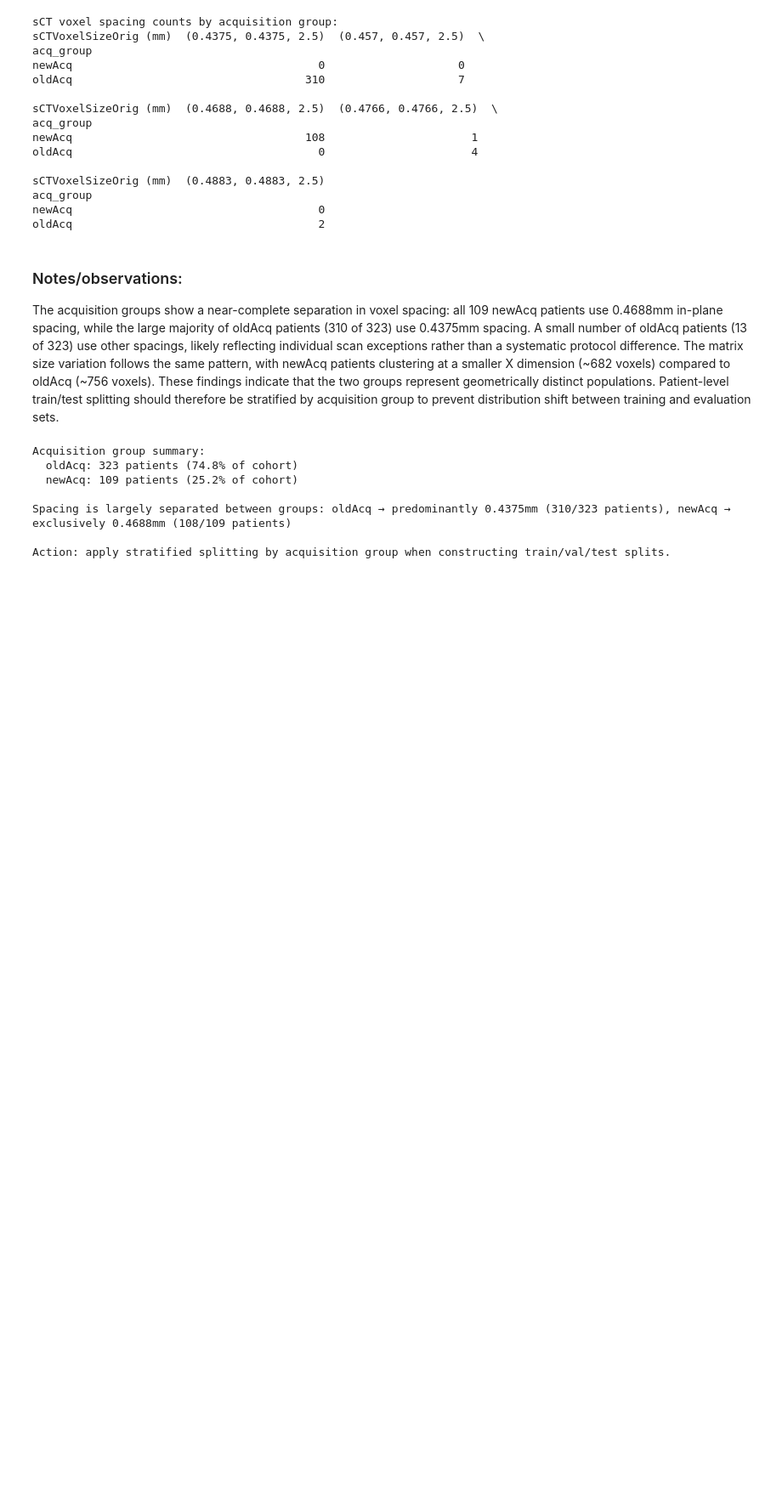
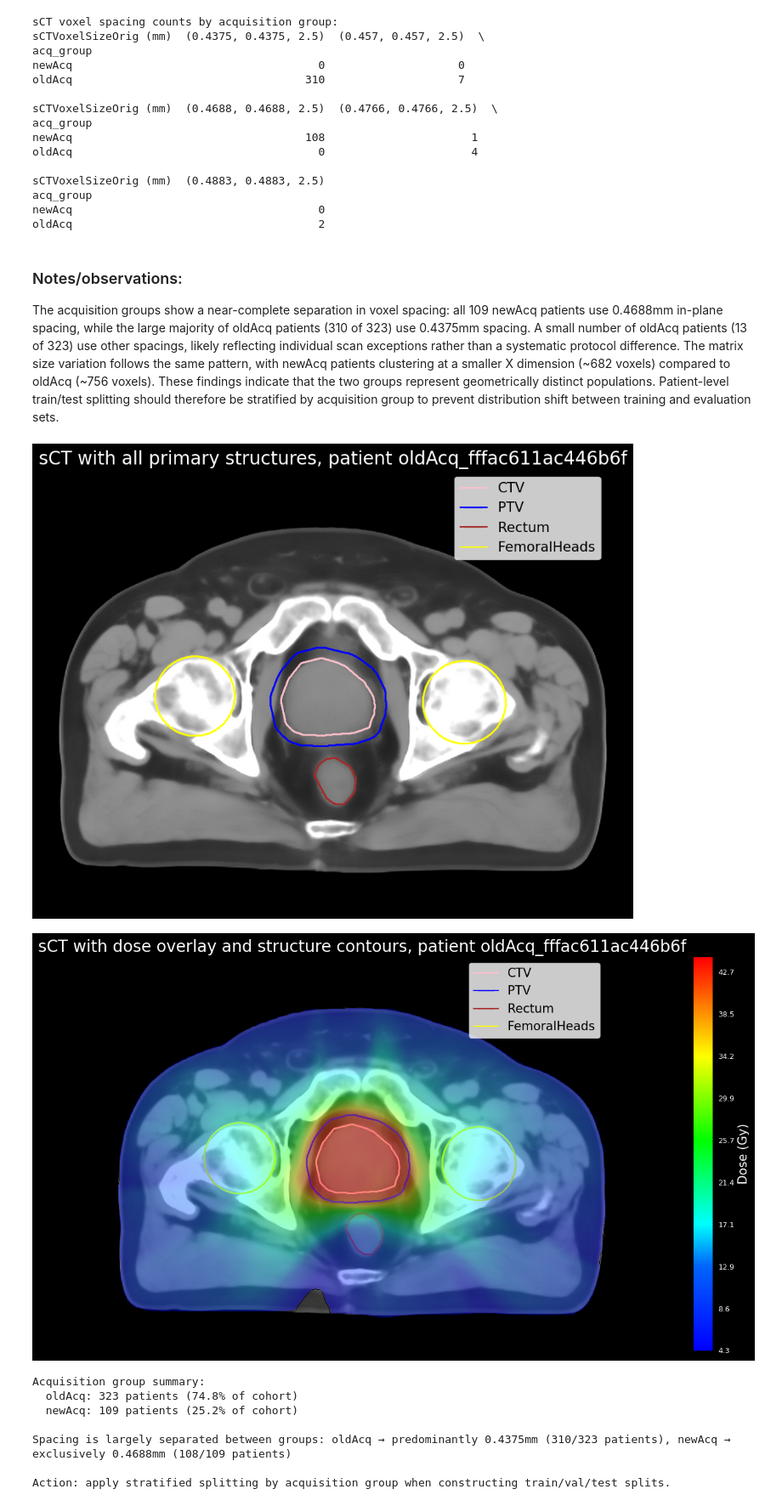
Before and after one commit to annekhalil12/doseprediction, a Jupyter notebook: eda/Exploratory_Data_Analysis.ipynb, the cells around one changed output. Shown at 85% size. Saved outputs shown, nothing was run; the diff lists cells and outputs as text; code cells hidden in the pictures; blank space fills up the shorter version.

Commit message:
EDA: add structure volume analysis and dose distribution visualisation

```diff
--- a/eda/Exploratory_Data_Analysis.ipynb
+++ b/eda/Exploratory_Data_Analysis.ipynb
@@ -493,6 +493,78 @@ oldAcq                                     2
 # %% [markdown]
 ### Notes/observations:
 The acquisition groups show a near-complete separation in voxel spacing: all 109 newAcq patients use 0.4688mm in-plane spacing, while the large majority of oldAcq patients (310 of 323) use 0.4375mm spacing. A small number of oldAcq patients (13 of 323) use other spacings, likely reflecting individual scan exceptions rather than a systematic protocol difference. The matrix size variation follows the same pattern, with newAcq patients clustering at a smaller X dimension (~682 voxels) compared to oldAcq (~756 voxels). These findings indicate that the two groups represent geometrically distinct populations. Patient-level train/test splitting should therefore be stratified by acquisition group to prevent distribution shift between training and evaluation sets.
+# %%
+# Rich multi-structure visualisation using the official LUND-PROBE plotting module.
+# This uses SimpleITK for loading because ioPlotFunctions expects (Z, Y, X) array
+# ordering, which is what SimpleITK's GetArrayFromImage returns, the opposite of
+# nibabel's convention. Our nibabel-based loading cells are unaffected.
+
+import SimpleITK as sitk
+from ioPlotFunctions import plotFunctions
+
+pf = plotFunctions()
+
+# Load all structures for the same patient we've been inspecting
+sct_dir_str = str(patient / "sCT")
+
+sct_sitk   = sitk.ReadImage(str(patient / "sCT" / "image.nii.gz"))
+dose_sitk  = sitk.ReadImage(str(patient / "sCT" / "dose_interpolated.nii.gz"))
+ctv_sitk   = sitk.ReadImage(str(patient / "sCT" / "mask_CTVT_427.nii.gz"))
+ptv_sitk   = sitk.ReadImage(str(patient / "sCT" / "mask_PTVT_427.nii.gz"))
+rect_sitk  = sitk.ReadImage(str(patient / "sCT" / "mask_Rectum.nii.gz"))
+blad_sitk  = sitk.ReadImage(str(patient / "sCT" / "mask_Bladder.nii.gz"))
+fhl_sitk   = sitk.ReadImage(str(patient / "sCT" / "mask_FemoralHead_L.nii.gz"))
+fhr_sitk   = sitk.ReadImage(str(patient / "sCT" / "mask_FemoralHead_R.nii.gz"))
+
+sct_arr  = sitk.GetArrayFromImage(sct_sitk)
+dose_arr = sitk.GetArrayFromImage(dose_sitk)
+ctv_arr  = sitk.GetArrayFromImage(ctv_sitk)
+ptv_arr  = sitk.GetArrayFromImage(ptv_sitk)
+rect_arr = sitk.GetArrayFromImage(rect_sitk)
+blad_arr = sitk.GetArrayFromImage(blad_sitk)
+fhl_arr  = sitk.GetArrayFromImage(fhl_sitk)
+fhr_arr  = sitk.GetArrayFromImage(fhr_sitk)
+
+# Plot sCT with all primary structures overlaid, no dose map.
+# zoomingShape=[50, 960, 800, 200] crops to the pelvic region, matching the
+# visualisation convention used in the LUND-PROBE publication.
+pf.plotData(
+    sct_arr,
+    structCTVArray=ctv_arr,
+    structRectumArray=rect_arr,
+    structPTVArray=ptv_arr,
+    structFemoralHeadLArray=fhl_arr,
+    structFemoralHeadRArray=fhr_arr,
+    showDosemap=False,
+    showStructArrays=True,
+    Title=f"sCT with all primary structures, patient {patient.name}",
+    showLegend=True,
+    ct=True,
+    zooming=True,
+    zoomingShape=[100, 930, 720, 50]
+)
+
+# Plot sCT with dose overlay and structure contours, the most clinically
+# informative single view, showing where dose is delivered relative to anatomy.
+pf.plotData(
+    sct_arr,
+    doseMapArray=dose_arr,
+    structCTVArray=ctv_arr,
+    structRectumArray=rect_arr,
+    structPTVArray=ptv_arr,
+    structFemoralHeadLArray=fhl_arr,
+    structFemoralHeadRArray=fhr_arr,
+    showDosemap=True,
+    showStructArrays=True,
+    Title=f"sCT with dose overlay and structure contours, patient {patient.name}",
+    showLegend=True,
+    ct=True,
+    zooming=True,
+    zoomingShape=[100, 930, 720, 50]
+)
+# %% [output]
+[figure, added]
+[figure, added]
 # %%
 # Record the acquisition group composition for use during train/test splitting.
 
```
